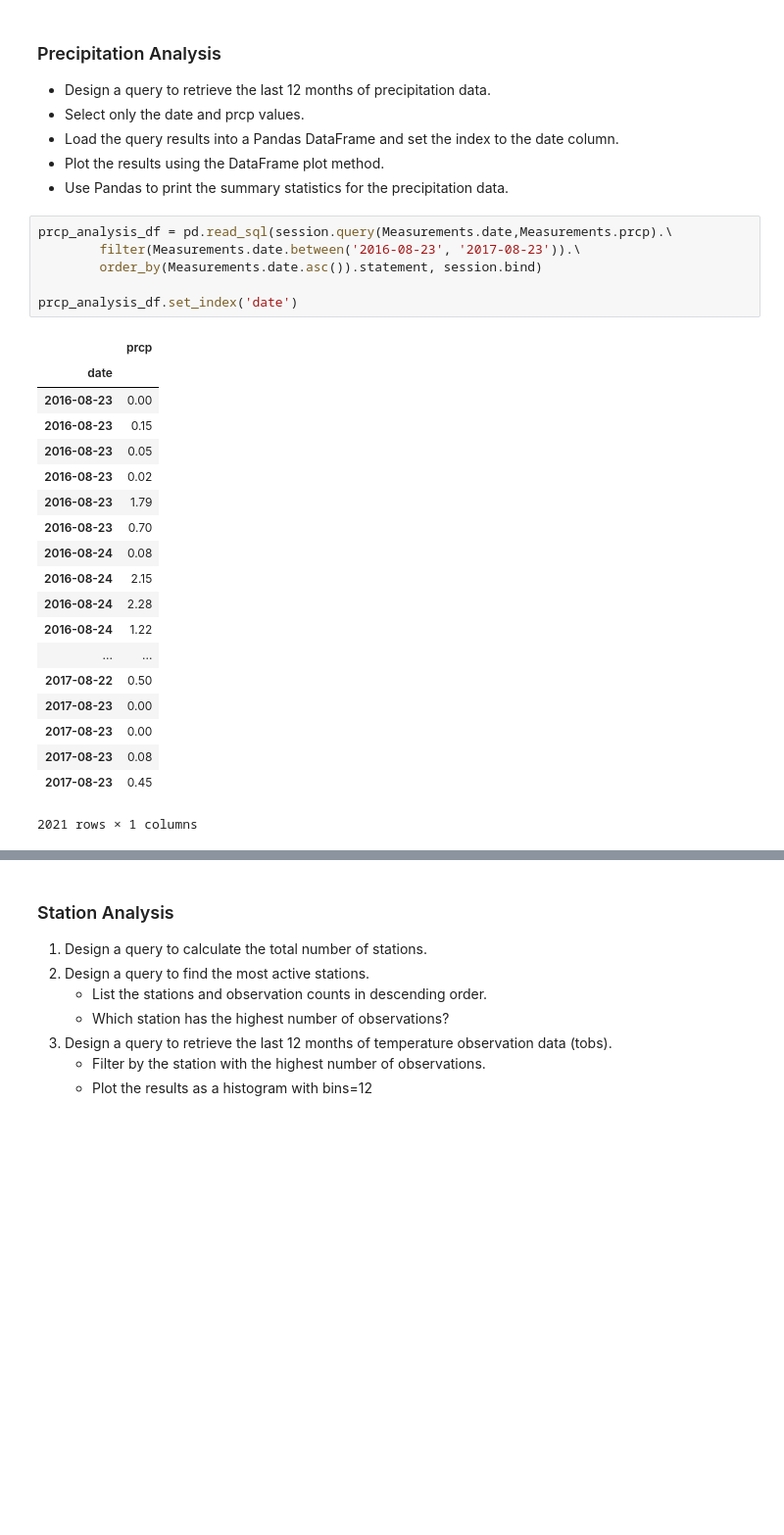
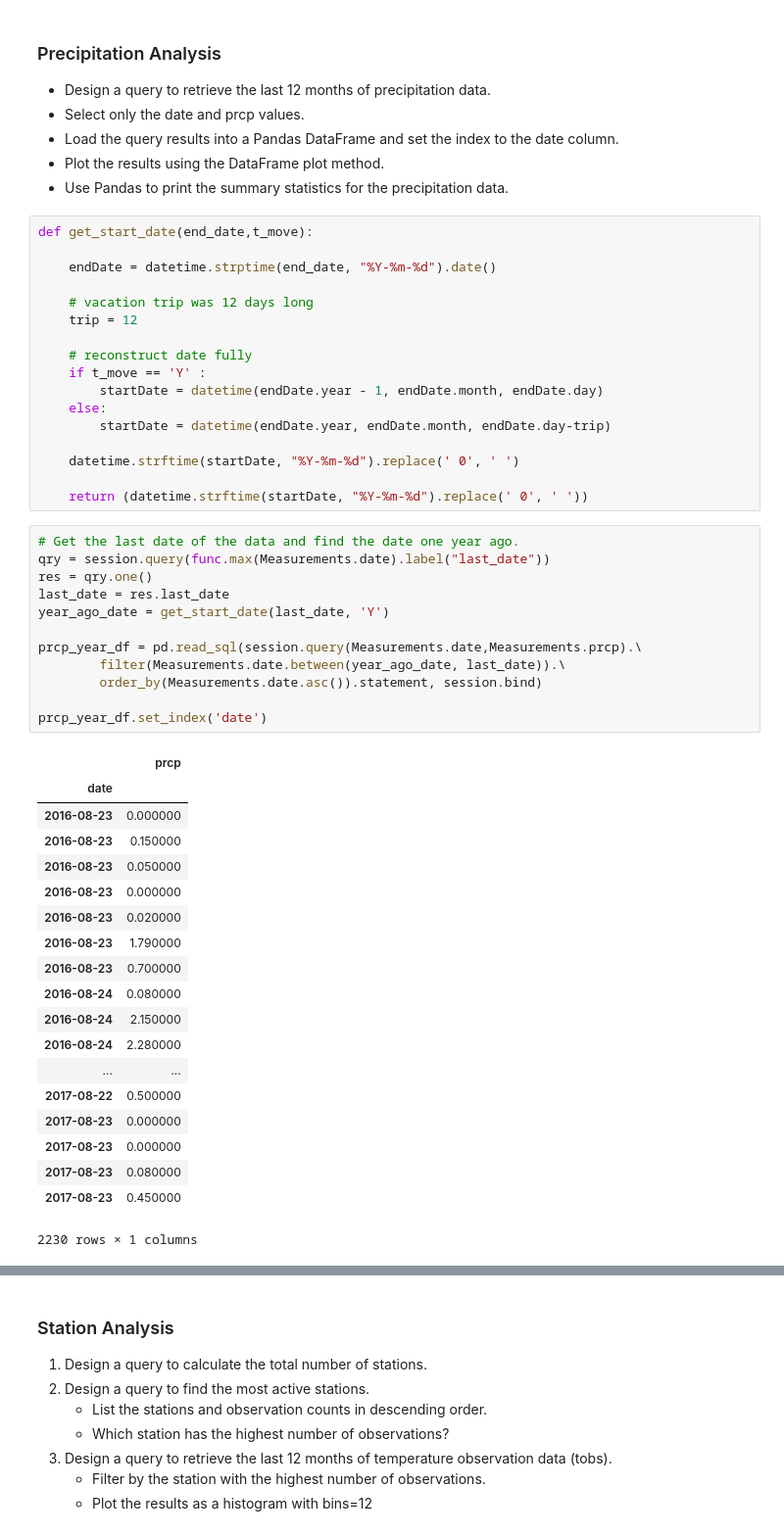
Before and after one commit to beashetkar/HW11-Adv-Data-Storage-Retrieval, a Jupyter notebook: climate_analysis.ipynb, the cells around one changed output, grey strips where cells are left out. Shown: that part at 98% size. Cells and saved outputs as stored; diff of their text form; blank space fills up the shorter version.

```diff
--- a/climate_analysis.ipynb
+++ b/climate_analysis.ipynb
@@ -120,32 +107,55 @@ first_row.__dict__
 * Load the query results into a Pandas DataFrame and set the index to the date column.
 * Plot the results using the DataFrame plot method.
 * Use Pandas to print the summary statistics for the precipitation data.
+# %%
+def get_start_date(end_date,t_move):
+
+    endDate = datetime.strptime(end_date, "%Y-%m-%d").date()
+
+    # vacation trip was 12 days long
+    trip = 12
+
+    # reconstruct date fully
+    if t_move == 'Y' :
+        startDate = datetime(endDate.year - 1, endDate.month, endDate.day)
+    else:
+        startDate = datetime(endDate.year, endDate.month, endDate.day-trip)
+
+    datetime.strftime(startDate, "%Y-%m-%d").replace(' 0', ' ')
+
+    return (datetime.strftime(startDate, "%Y-%m-%d").replace(' 0', ' '))
 # %%
-prcp_analysis_df = pd.read_sql(session.query(Measurements.date,Measurements.prcp).\
-        filter(Measurements.date.between('2016-08-23', '2017-08-23')).\
+# Get the last date of the data and find the date one year ago.
+qry = session.query(func.max(Measurements.date).label("last_date"))
+res = qry.one()
+last_date = res.last_date
+year_ago_date = get_start_date(last_date, 'Y')
+
+prcp_year_df = pd.read_sql(session.query(Measurements.date,Measurements.prcp).\
+        filter(Measurements.date.between(year_ago_date, last_date)).\
         order_by(Measurements.date.asc()).statement, session.bind)
 
-prcp_analysis_df.set_index('date')
+prcp_year_df.set_index('date')
 # %% [output]
 |  | prcp |
 | date |  |
-| 2016-08-23 | 0.00 |
-| 2016-08-23 | 0.15 |
-| 2016-08-23 | 0.05 |
-| 2016-08-23 | 0.02 |
-| 2016-08-23 | 1.79 |
-| 2016-08-23 | 0.70 |
-| 2016-08-24 | 0.08 |
-| 2016-08-24 | 2.15 |
-| 2016-08-24 | 2.28 |
-| 2016-08-24 | 1.22 |
+| 2016-08-23 | 0.000000 |
+| 2016-08-23 | 0.150000 |
+| 2016-08-23 | 0.050000 |
+| 2016-08-23 | 0.000000 |
+| 2016-08-23 | 0.020000 |
+| 2016-08-23 | 1.790000 |
+| 2016-08-23 | 0.700000 |
+| 2016-08-24 | 0.080000 |
+| 2016-08-24 | 2.150000 |
+| 2016-08-24 | 2.280000 |
 | ... | ... |
-| 2017-08-22 | 0.50 |
-| 2017-08-23 | 0.00 |
-| 2017-08-23 | 0.00 |
-| 2017-08-23 | 0.08 |
-| 2017-08-23 | 0.45 |
+| 2017-08-22 | 0.500000 |
+| 2017-08-23 | 0.000000 |
+| 2017-08-23 | 0.000000 |
+| 2017-08-23 | 0.080000 |
+| 2017-08-23 | 0.450000 |
-2021 rows × 1 columns
+2230 rows × 1 columns
 # %%
 fig = plt.figure()
 
```
Also changed, not shown: parts of 23 cells of this notebook, 4 other files.
